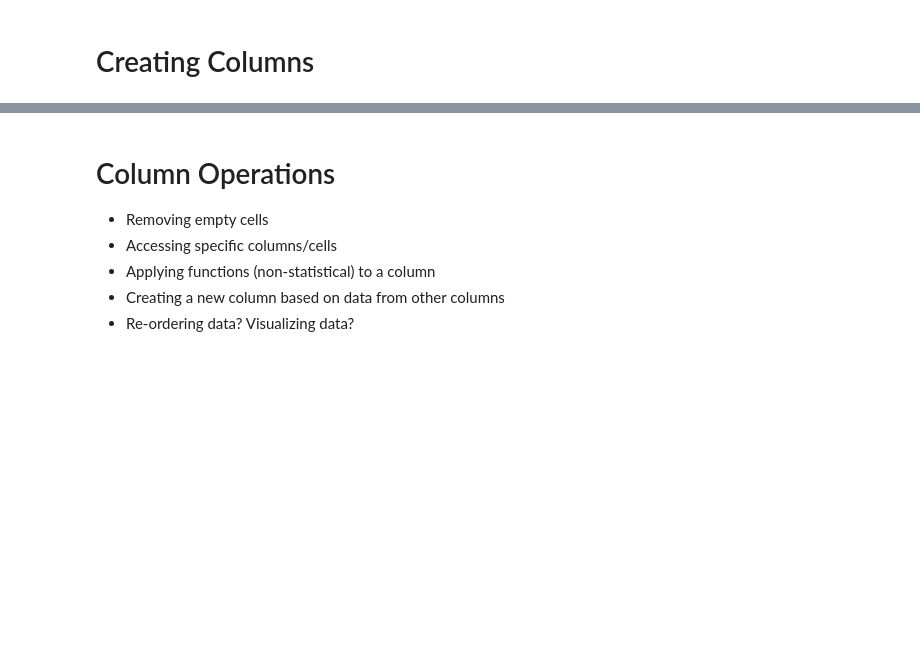
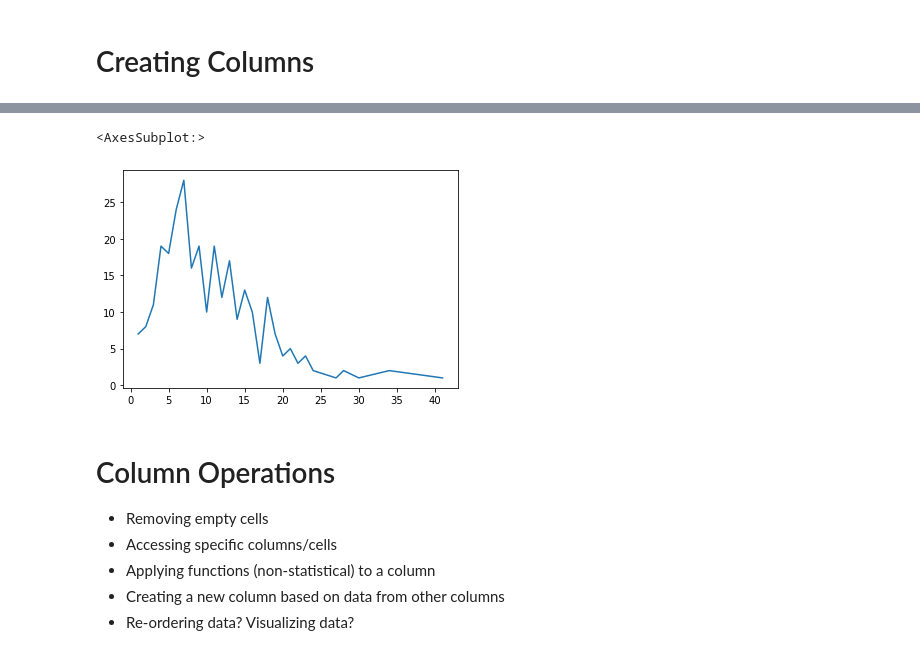
Before and after one commit to orionarcher/metal-bands-by-nation, a Jupyter notebook: PandasWorkshop.ipynb, the cells around one changed output, grey strips where cells are left out. Drawn from its saved outputs; the diff is of its cells as text; code cells hidden in the pictures; blank space fills up the shorter version.

Commit message:
Determined the length of time the bands with 'split' dates lasted

```diff
--- a/PandasWorkshop.ipynb
+++ b/PandasWorkshop.ipynb
@@ -39,3 +40,6 @@ metal_bands_df
 5000 rows × 8 columns
 # %% [markdown]
 # Creating Columns
+# %%
+only_dead_bands = metal_bands_df[metal_bands_df['split'] != '-'].copy()
+only_dead_bands # print the data table created in the previous line
@@ -41,0 +60,3 @@ metal_bands_df
+# %%
+only_dead_bands['years_lived'] = only_dead_bands['split'].astype(int) - only_dead_bands['formed'].astype(int)
+only_dead_bands
@@ -42,3 +77,8 @@ metal_bands_df
+# %%
+only_dead_bands['years_lived'].value_counts()[1:].sort_index().plot()
+# %% [output]
+<AxesSubplot:>
+[figure, added]
 # %% [markdown]
 # Column Operations
 
```
Also changed, not shown: parts of 3 cells of this notebook.
